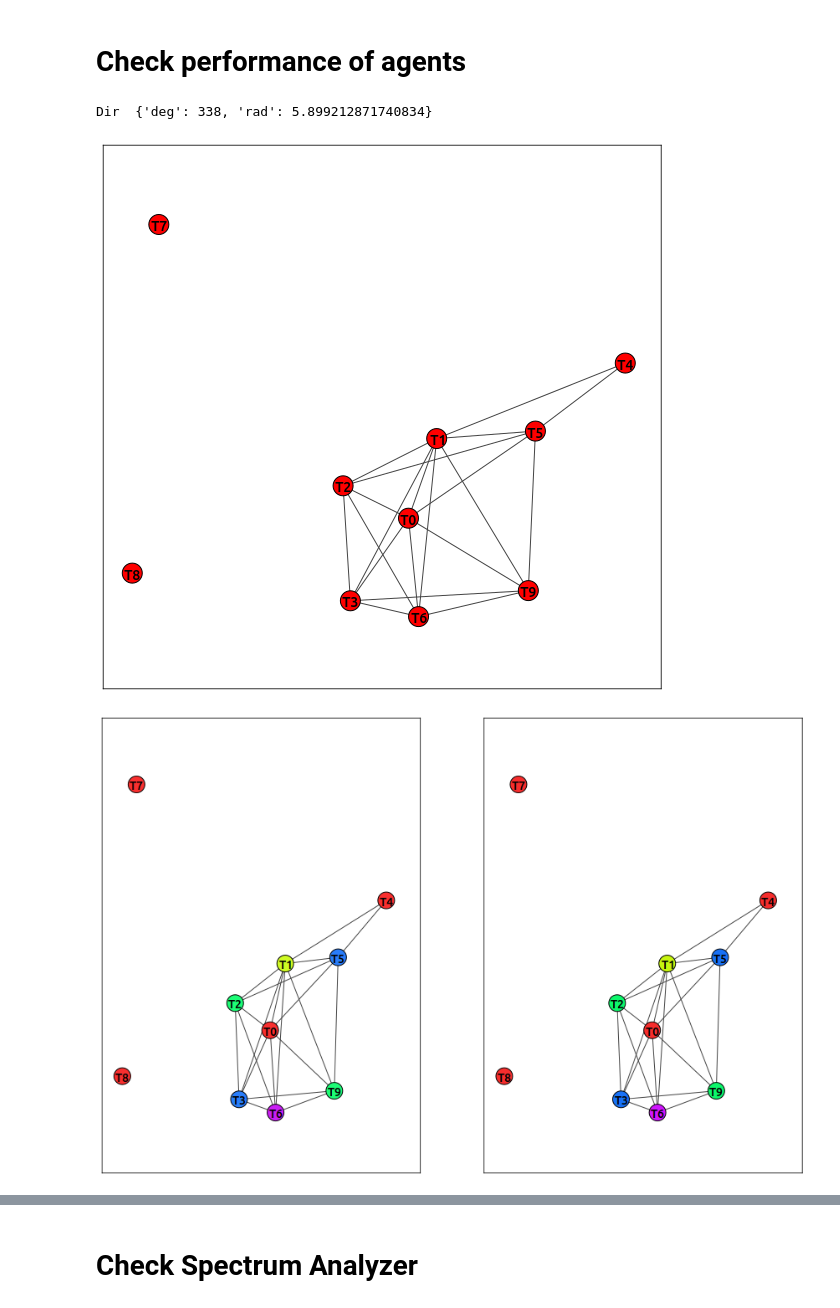
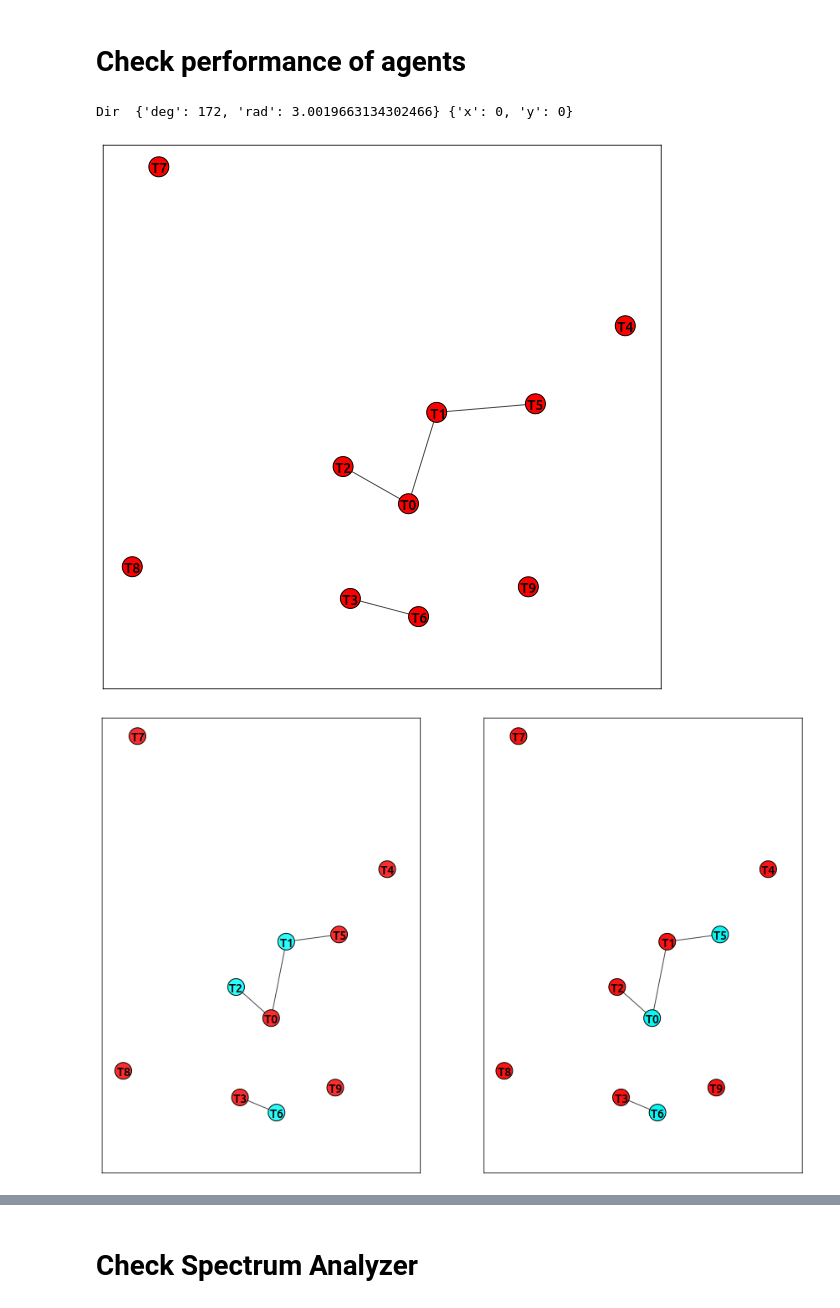
Before and after one commit to fstovarr/stochastic-models, a Jupyter notebook: graphs-project/graph.ipynb, the cells around one changed output, grey strips where cells are left out. Saved outputs shown, nothing was run; the diff lists cells and outputs as text; code cells hidden in the pictures.

```diff
--- a/graphs-project/graph.ipynb
+++ b/graphs-project/graph.ipynb
@@ -17,19 +17,19 @@ rd.seed(0)
 # %% [markdown]
 # Check performance of agents
 # %%
-sys = System()
+sys = System(antennas=10)
 data = sys.get_antennas()
 # %% [output]
-Dir  {'deg': 338, 'rad': 5.899212871740834}
+Dir  {'deg': 172, 'rad': 3.0019663134302466} {'x': 0, 'y': 0}
 # %%
-naive = NaiveAgent(data, 0.4)
-dSatur = NaiveAgent(data, 0.4)
+naive = NaiveAgent(data, 0.1)
+dSatur = DSaturAgent(data, 0.1)
 
 g = naive.get_graph()
 fig, ax = GraphHelper.plot(g)
 fig
 # %% [output]
-[figure, old version]
+[figure, new version]
 # %%
 naive.solve()
 dSatur.solve()
@@ -42,4 +42,4 @@ GraphHelper.plot(gn, figsize, fig=fig, ax=axs[0])
 GraphHelper.plot(gd, figsize, fig=fig, ax=axs[1])
 fig
 # %% [output]
-[figure, old version]
+[figure, new version]
```
Also changed, not shown: parts of 24 cells of this notebook, 10 other files.
